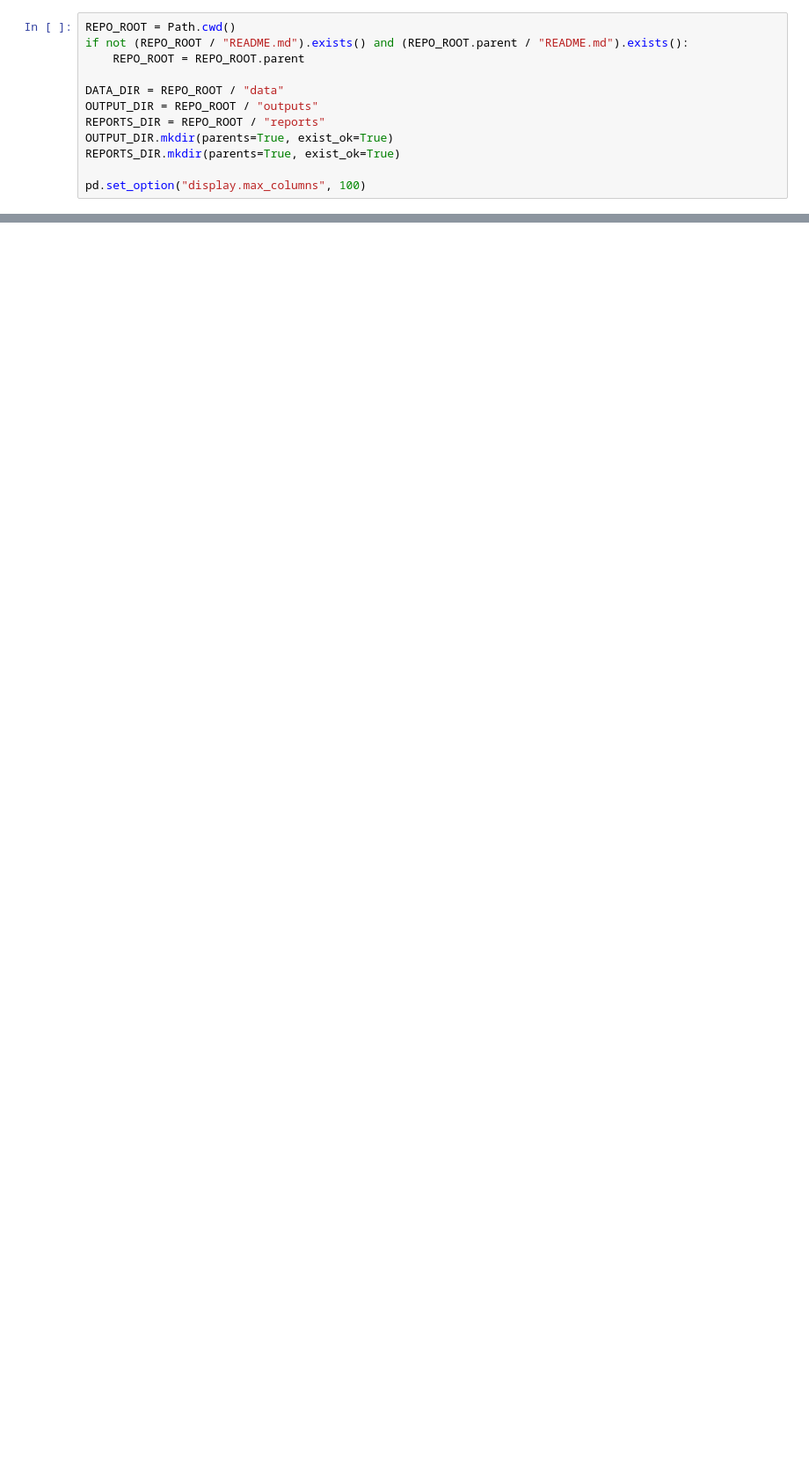
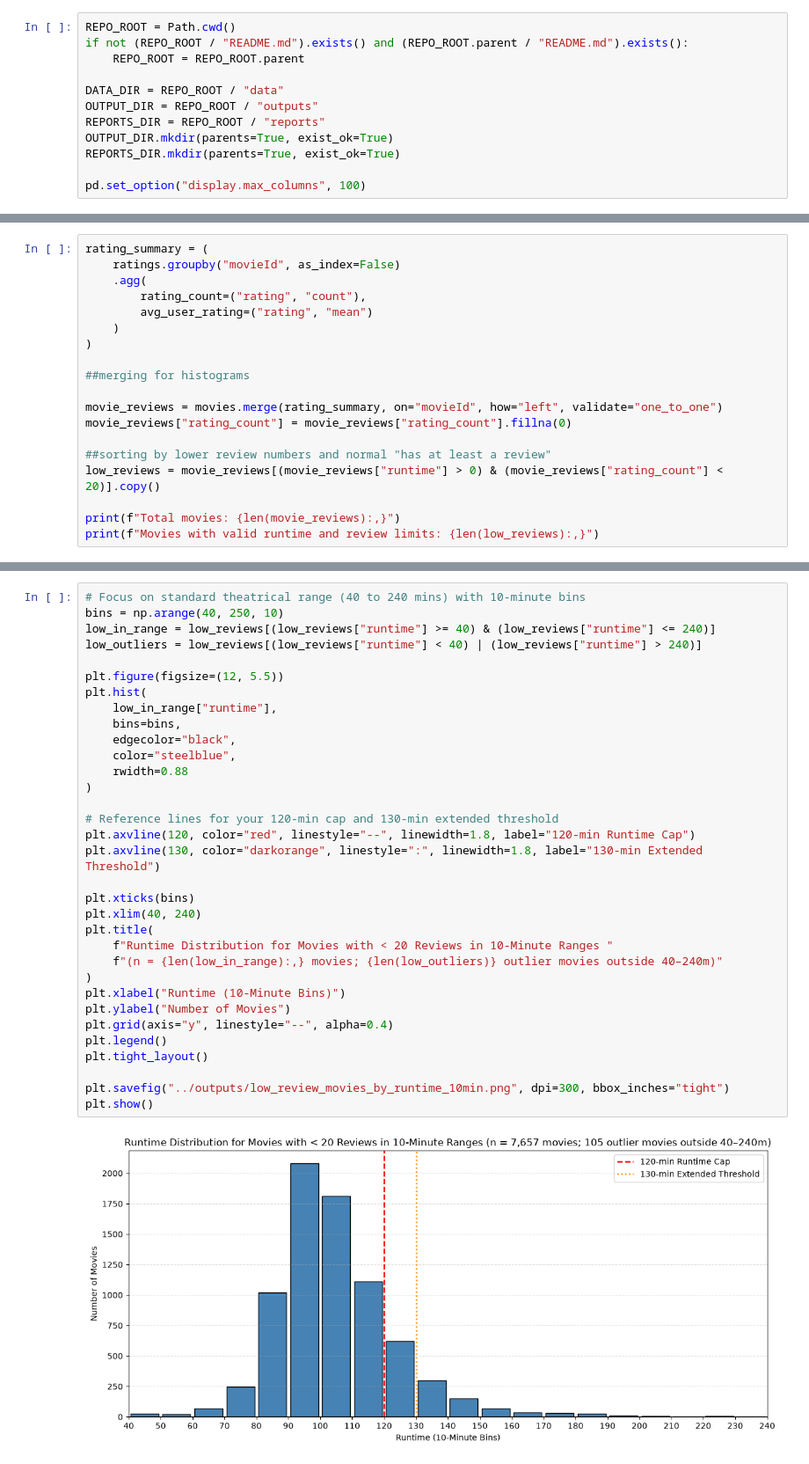
Before and after one commit to tmack92/mackay_tim_ban5003_sem_project_movies, a Jupyter notebook: notebooks/ban5003project.ipynb, the cells around one changed output, grey strips where cells are left out. Shown at 88% size. Drawn from its saved outputs; the diff is of its cells as text; blank space fills up the shorter version.

Commit message:
histograms. need to add more relevant profiling checks

```diff
--- a/notebooks/ban5003project.ipynb
+++ b/notebooks/ban5003project.ipynb
@@ -21,0 +58,19 @@ pd.set_option("display.max_columns", 100)
+# %%
+rating_summary = (
+    ratings.groupby("movieId", as_index=False)
+    .agg(
+        rating_count=("rating", "count"),
+        avg_user_rating=("rating", "mean")
+    )
+)
+
+##merging for histograms
+
+movie_reviews = movies.merge(rating_summary, on="movieId", how="left", validate="one_to_one")
+movie_reviews["rating_count"] = movie_reviews["rating_count"].fillna(0)
+
+##sorting by lower review numbers and normal "has at least a review"
+low_reviews = movie_reviews[(movie_reviews["runtime"] > 0) & (movie_reviews["rating_count"] < 20)].copy()
+
+print(f"Total movies: {len(movie_reviews):,}")
+print(f"Movies with valid runtime and review limits: {len(low_reviews):,}")
@@ -21,0 +80,35 @@ pd.set_option("display.max_columns", 100)
+# %%
+# Focus on standard theatrical range (40 to 240 mins) with 10-minute bins
+bins = np.arange(40, 250, 10)
+low_in_range = low_reviews[(low_reviews["runtime"] >= 40) & (low_reviews["runtime"] <= 240)]
+low_outliers = low_reviews[(low_reviews["runtime"] < 40) | (low_reviews["runtime"] > 240)]
+
+plt.figure(figsize=(12, 5.5))
+plt.hist(
+    low_in_range["runtime"],
+    bins=bins,
+    edgecolor="black",
+    color="steelblue",
+    rwidth=0.88
+)
+
+# Reference lines for your 120-min cap and 130-min extended threshold
+plt.axvline(120, color="red", linestyle="--", linewidth=1.8, label="120-min Runtime Cap")
+plt.axvline(130, color="darkorange", linestyle=":", linewidth=1.8, label="130-min Extended Threshold")
+
+plt.xticks(bins)
+plt.xlim(40, 240)
+plt.title(
+    f"Runtime Distribution for Movies with < 20 Reviews in 10-Minute Ranges "
+    f"(n = {len(low_in_range):,} movies; {len(low_outliers)} outlier movies outside 40–240m)"
+)
+plt.xlabel("Runtime (10-Minute Bins)")
+plt.ylabel("Number of Movies")
+plt.grid(axis="y", linestyle="--", alpha=0.4)
+plt.legend()
+plt.tight_layout()
+
+plt.savefig("../outputs/low_review_movies_by_runtime_10min.png", dpi=300, bbox_inches="tight")
+plt.show()
+# %% [output]
+[figure, added]
```
Also changed, not shown: parts of 12 cells of this notebook, 4 other files.
